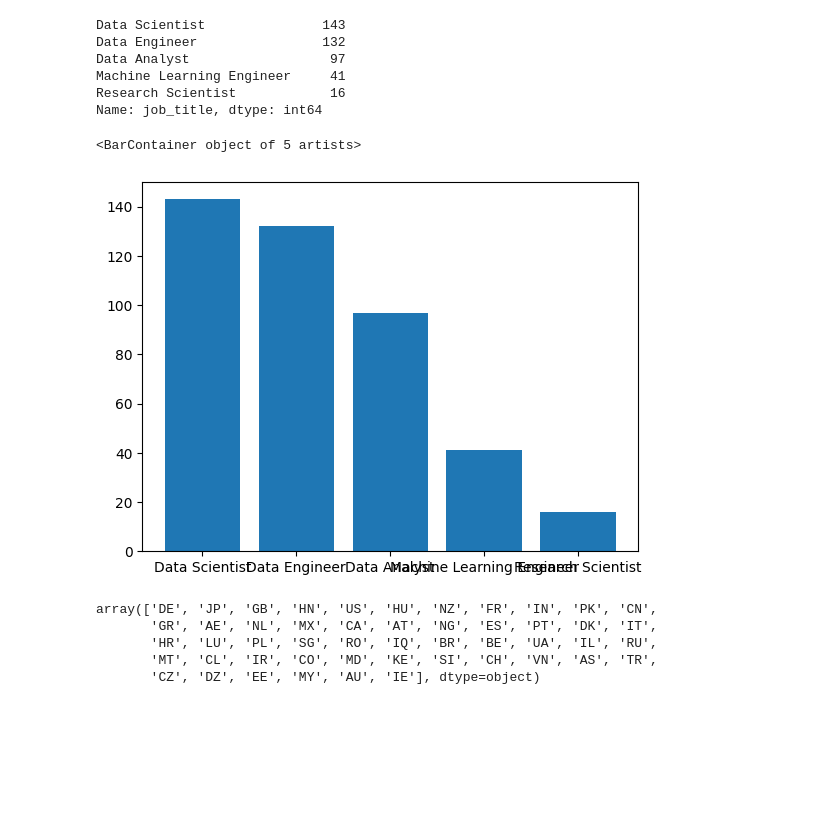
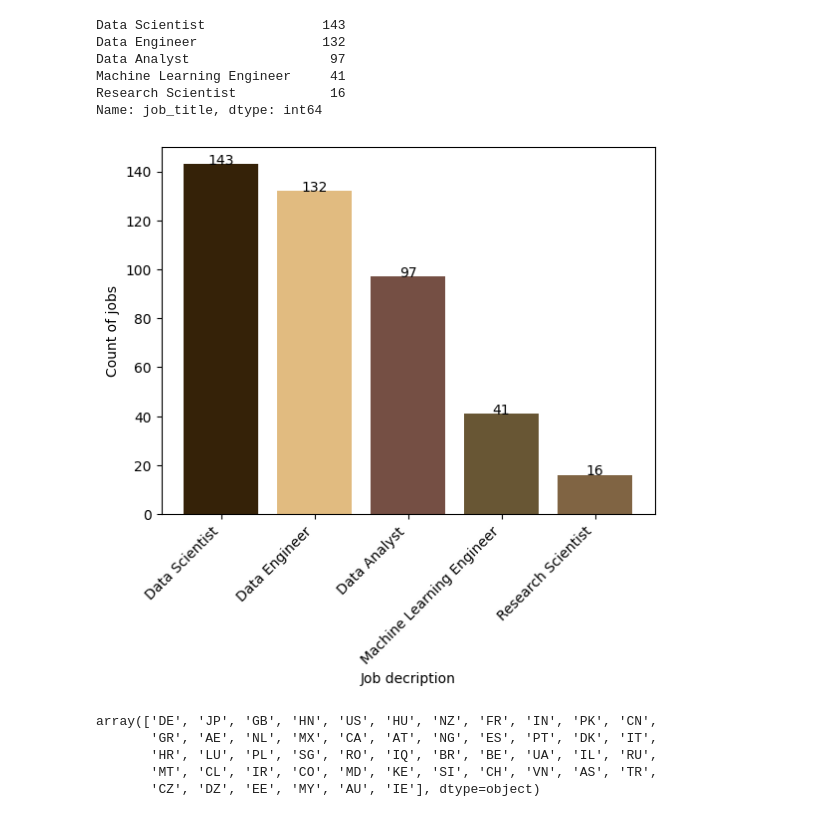
Before and after one commit to Ernestcollins15/Data-related-jobs, a Jupyter notebook: ds_salary.ipynb, the cells around one changed output. Cells and saved outputs as stored; diff of their text form; code cells hidden in the pictures; blank space fills up the shorter version.

```diff
--- a/ds_salary.ipynb
+++ b/ds_salary.ipynb
@@ -7,5 +7,7 @@ from sklearn.preprocessing import OrdinalEncoder
 # %%
-#getting columns of intrest from the data rather than the whole dataset
-salary=pd.read_csv(r'C:\Users\Ernest\Downloads\ds_salaries.csv',usecols= ['work_year', 'experience_level', 'employment_type','job_title','salary_in_usd','employee_residence', 'remote_ratio','company_location','company_size'])
+#getting only the columns of intrest from the data rather than the whole dataset
+salary=pd.read_csv(r'C:\Users\Ernest\Downloads\ds_salaries.csv',usecols=
+                   ['work_year', 'experience_level', 'employment_type','job_title',
+                    'salary_in_usd','employee_residence', 'remote_ratio','company_location','company_size'])
 salary.head()
 # %% [output]
@@ -142,10 +142,14 @@ Name: job_title, dtype: int64
 # %%
 #plot a bar chart to display the jobs
 x = top_roles.index
 y = top_roles.values
-plt.bar(x,y,width=0.8,align='center',data=salary)
+plt.xticks(rotation=45,ha='right')
+plt.xlabel('Job decription')
+plt.ylabel('Count of jobs')
+plt.bar(x,y,width=0.8,align='center',data=salary,color=('#352208','#e1bb80','#754f44','#685634','#806443'))
+for i, v in enumerate(top_roles):
+    plt.text(i,v,str(v),ha='center')
 # %% [output]
-<BarContainer object of 5 artists>
-[figure, old version]
+[figure, new version]
 # %%
 #Countries with the most data related jobs
```
Also changed, not shown: parts of 28 cells of this notebook.
